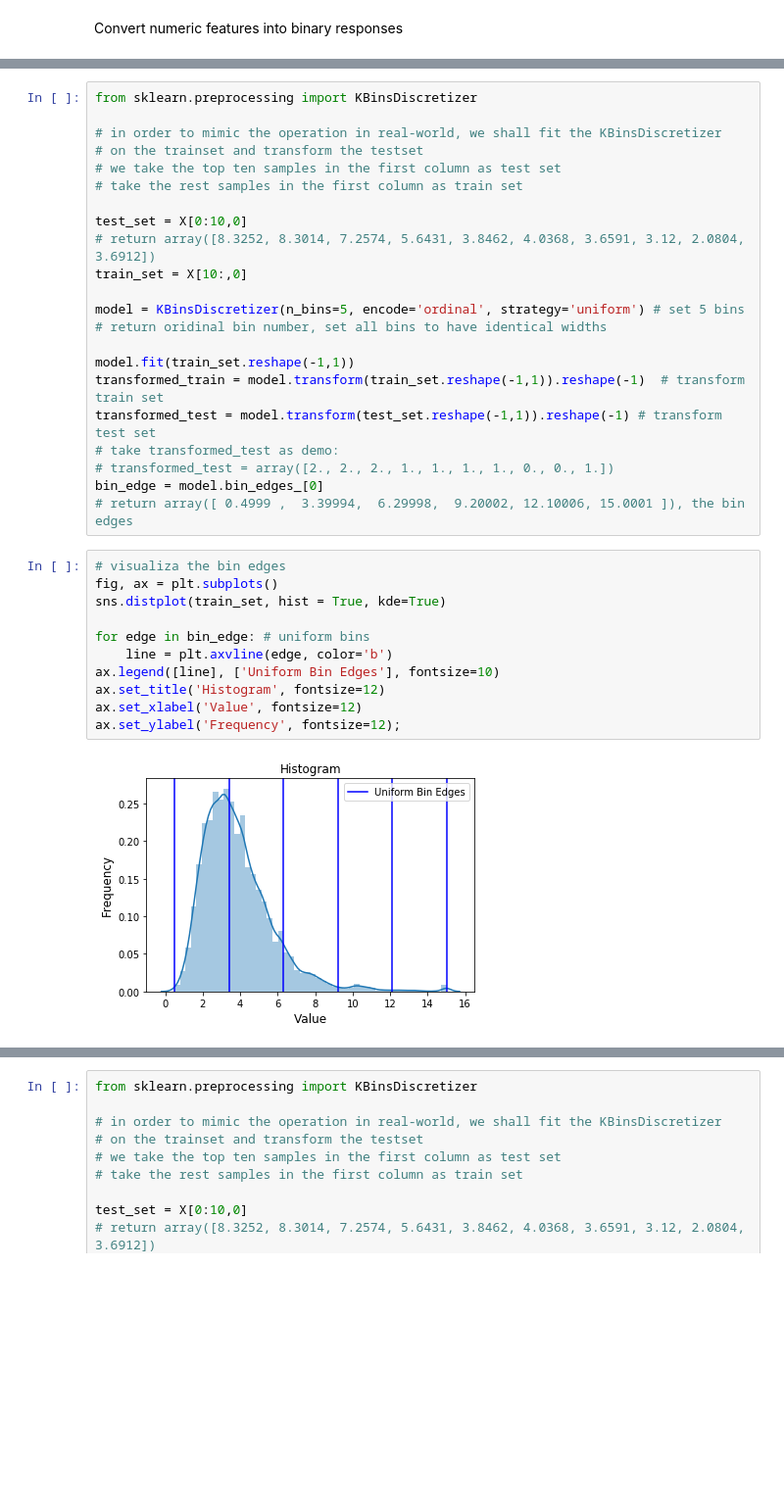
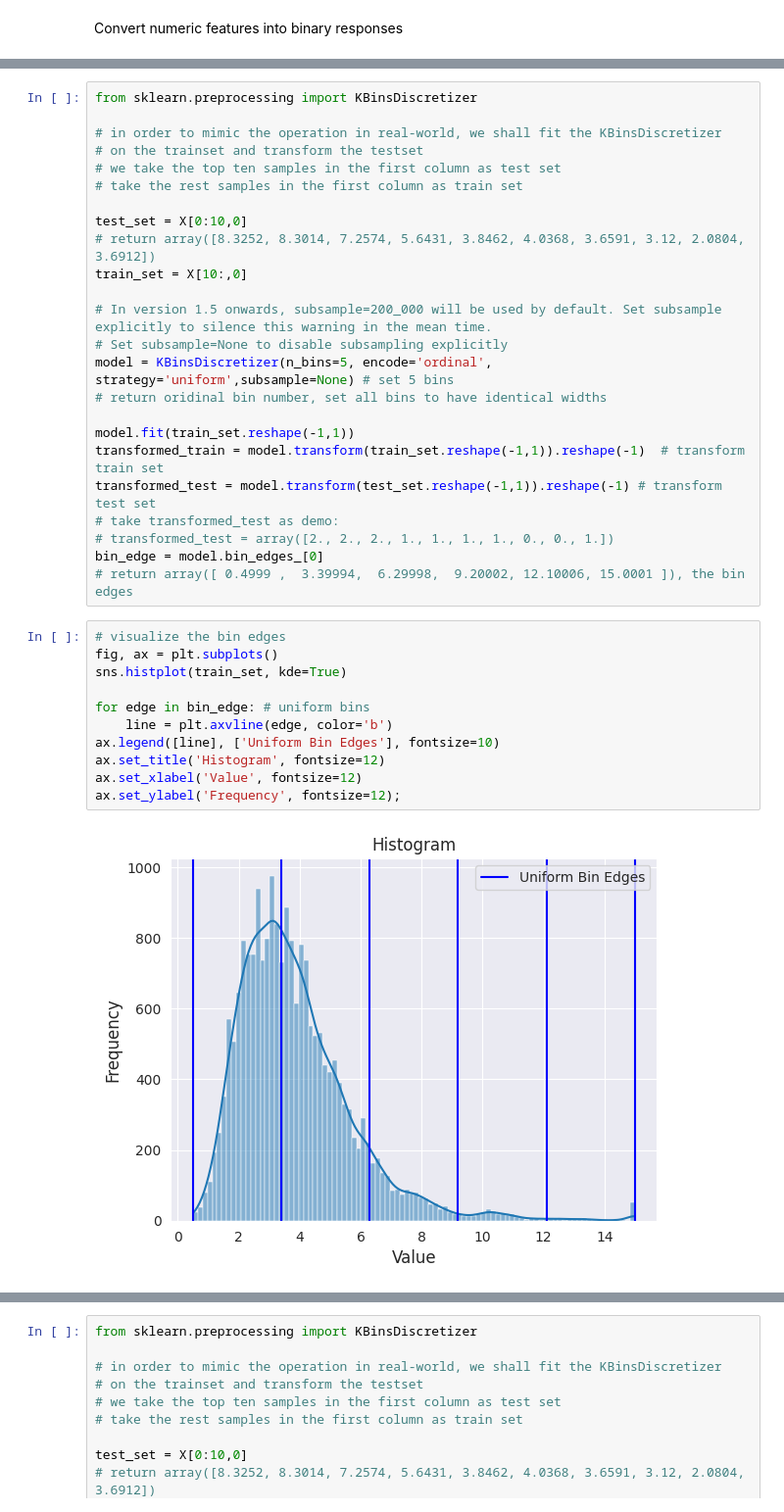
Before and after one commit to pengfei99/FeatureEngineering, a Jupyter notebook: notebooks/00.Data_preprocessing/01.Data_preprocessing.ipynb, the cells around one changed output, grey strips where cells are left out. Shown at 98% size. Drawn from its saved outputs; the diff is of its cells as text; blank space fills up the shorter version.

```diff
--- a/notebooks/00.Data_preprocessing/01.Data_preprocessing.ipynb
+++ b/notebooks/00.Data_preprocessing/01.Data_preprocessing.ipynb
@@ -72,7 +156,9 @@ test_set = X[0:10,0]
 # return array([8.3252, 8.3014, 7.2574, 5.6431, 3.8462, 4.0368, 3.6591, 3.12, 2.0804, 3.6912])
 train_set = X[10:,0]
 
-model = KBinsDiscretizer(n_bins=5, encode='ordinal', strategy='uniform') # set 5 bins
+# In version 1.5 onwards, subsample=200_000 will be used by default. Set subsample explicitly to silence this warning in the mean time.
+# Set subsample=None to disable subsampling explicitly
+model = KBinsDiscretizer(n_bins=5, encode='ordinal', strategy='uniform',subsample=None) # set 5 bins
 # return oridinal bin number, set all bins to have identical widths
 
 model.fit(train_set.reshape(-1,1))
@@ -83,15 +169,15 @@ transformed_test = model.transform(test_set.reshape(-1,1)).reshape(-1) # transfo
 bin_edge = model.bin_edges_[0]
 # return array([ 0.4999 ,  3.39994,  6.29998,  9.20002, 12.10006, 15.0001 ]), the bin edges
 # %%
-# visualiza the bin edges
+# visualize the bin edges
 fig, ax = plt.subplots()
-sns.distplot(train_set, hist = True, kde=True)
+sns.histplot(train_set, kde=True)
 
 for edge in bin_edge: # uniform bins
     line = plt.axvline(edge, color='b')
 ax.legend([line], ['Uniform Bin Edges'], fontsize=10)
 ax.set_title('Histogram', fontsize=12)
 ax.set_xlabel('Value', fontsize=12)
 ax.set_ylabel('Frequency', fontsize=12);
 # %% [output]
-[figure, old version]
+[figure, new version]
```
Also changed, not shown: parts of 44 cells of this notebook, 1 other file.
